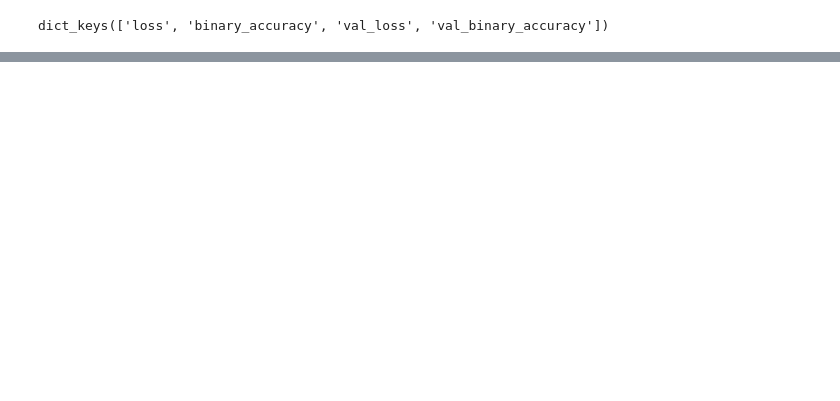
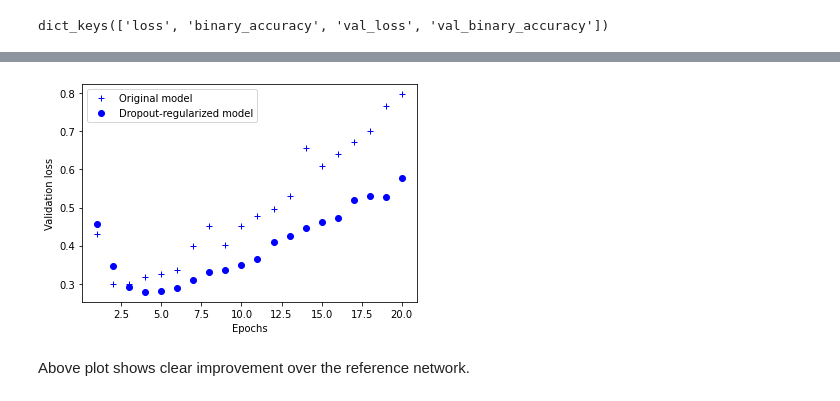
Before and after one commit to tanmoykumarKS/MIS-64061, a Jupyter notebook: tkumar_Assignment1.ipynb, the cells around one changed output, grey strips where cells are left out. Saved outputs shown, nothing was run; the diff lists cells and outputs as text; code cells hidden in the pictures; blank space fills up the shorter version.

```diff
--- a/tkumar_Assignment1.ipynb
+++ b/tkumar_Assignment1.ipynb
@@ -331,0 +338,17 @@ plt.show()
+# %%
+
+dpt_model = models.Sequential()
+dpt_model.add(layers.Dense(16, activation='relu', input_shape=(10000,)))
+dpt_model.add(layers.Dropout(0.5))
+dpt_model.add(layers.Dense(16, activation='relu'))
+dpt_model.add(layers.Dropout(0.5))
+dpt_model.add(layers.Dense(1, activation='sigmoid'))
+
+dpt_model.compile(optimizer='rmsprop',
+                  loss='binary_crossentropy',
+                  metrics=['acc'])
+# %%
+dpt_model_hist = dpt_model.fit(x_train, y_train,
+                               epochs=20,
+                               batch_size=512,
+                               validation_data=(x_test, y_test))
@@ -331,0 +373,14 @@ plt.show()
+# %%
+dpt_model_val_loss = dpt_model_hist.history['val_loss']
+
+plt.plot(epochs, val_loss, 'b+', label='Original model')
+plt.plot(epochs, dpt_model_val_loss, 'bo', label='Dropout-regularized model')
+plt.xlabel('Epochs')
+plt.ylabel('Validation loss')
+plt.legend()
+
+plt.show()
+# %% [output]
+[figure, added]
+# %% [markdown]
+Above plot shows clear improvement over the reference network.
```
Also changed, not shown: parts of 15 cells of this notebook, 1 other file.
